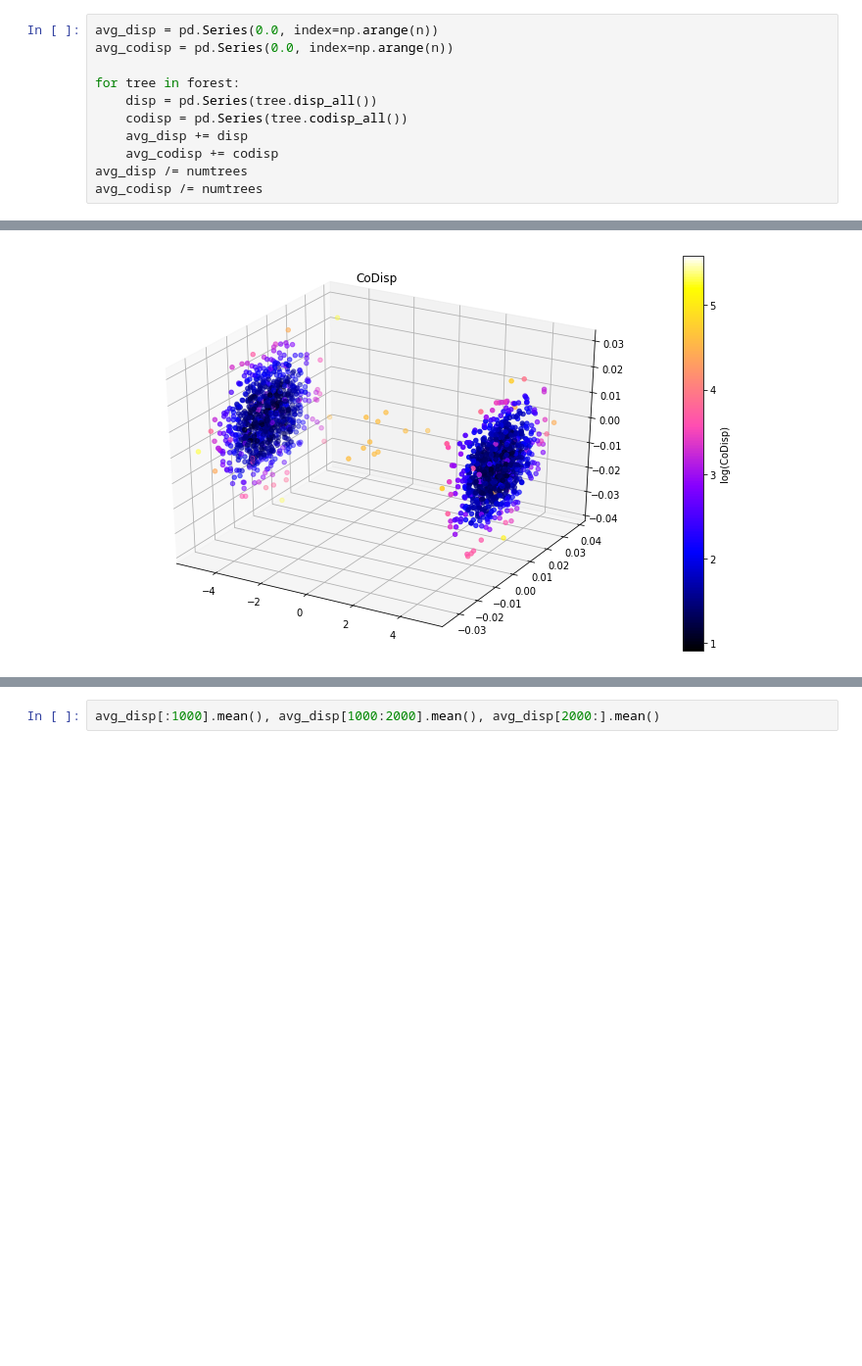
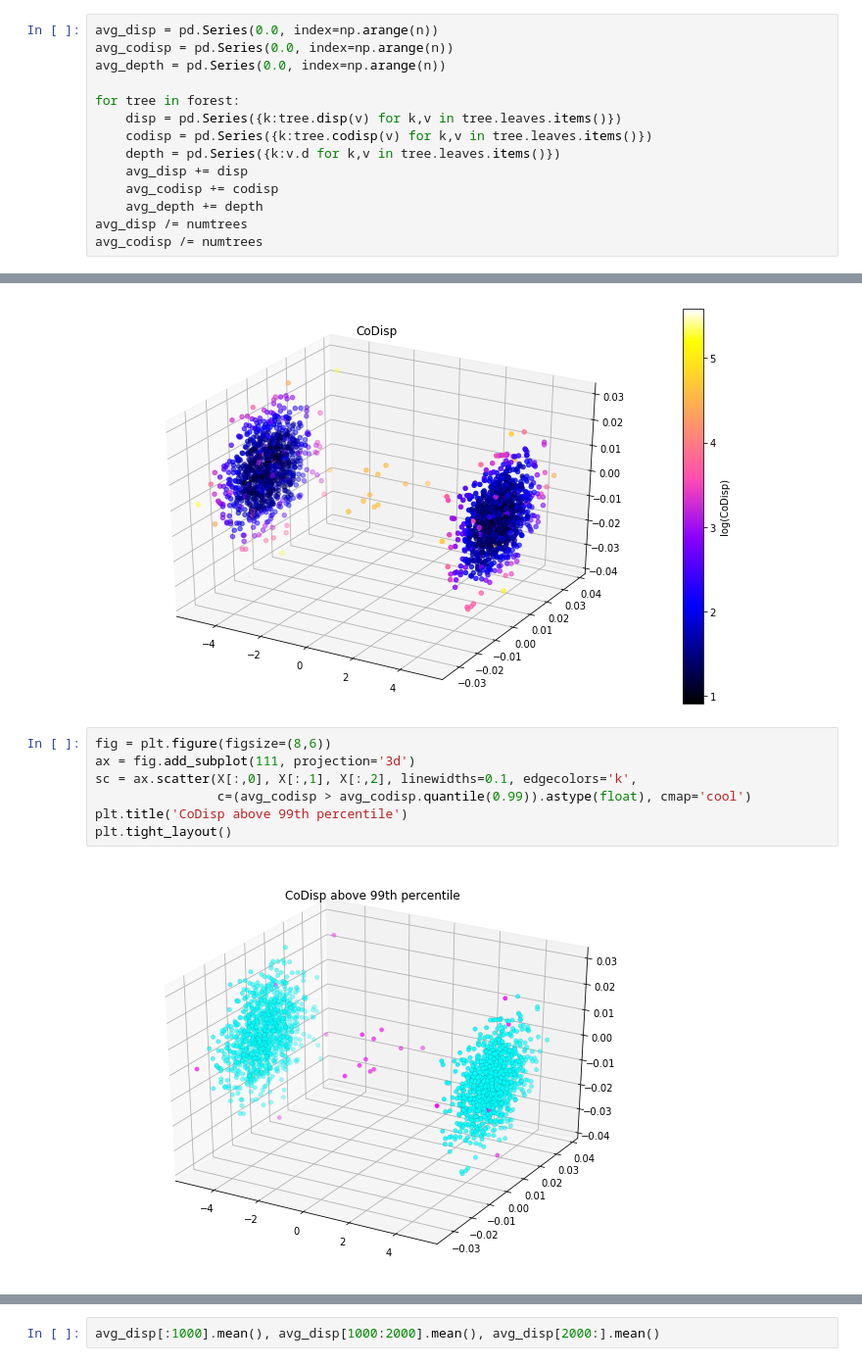
Before and after one commit to kLabUM/rrcf, a Jupyter notebook: notebooks/codisp_test.ipynb, the cells around one changed output, grey strips where cells are left out. Shown at 98% size. Saved outputs shown, nothing was run; the diff lists cells and outputs as text; blank space fills up the shorter version.

```diff
--- a/notebooks/codisp_test.ipynb
+++ b/notebooks/codisp_test.ipynb
@@ -39,12 +39,15 @@ for _ in range(numtrees):
 # %%
 avg_disp = pd.Series(0.0, index=np.arange(n))
 avg_codisp = pd.Series(0.0, index=np.arange(n))
+avg_depth = pd.Series(0.0, index=np.arange(n))
 
 for tree in forest:
-    disp = pd.Series(tree.disp_all())
-    codisp = pd.Series(tree.codisp_all())
+    disp = pd.Series({k:tree.disp(v) for k,v in tree.leaves.items()})
+    codisp = pd.Series({k:tree.codisp(v) for k,v in tree.leaves.items()})
+    depth = pd.Series({k:v.d for k,v in tree.leaves.items()})
     avg_disp += disp
     avg_codisp += codisp
+    avg_depth += depth
 avg_disp /= numtrees
 avg_codisp /= numtrees
 # %% [markdown]
@@ -69,3 +72,12 @@ plt.title('CoDisp')
 plt.tight_layout()
 # %% [output]
 [figure]
+# %%
+fig = plt.figure(figsize=(8,6))
+ax = fig.add_subplot(111, projection='3d')
+sc = ax.scatter(X[:,0], X[:,1], X[:,2], linewidths=0.1, edgecolors='k',
+                c=(avg_codisp > avg_codisp.quantile(0.99)).astype(float), cmap='cool')
+plt.title('CoDisp above 99th percentile')
+plt.tight_layout()
+# %% [output]
+[figure, added]
```
Also changed, not shown: parts of 7 cells of this notebook, 1 other file.
